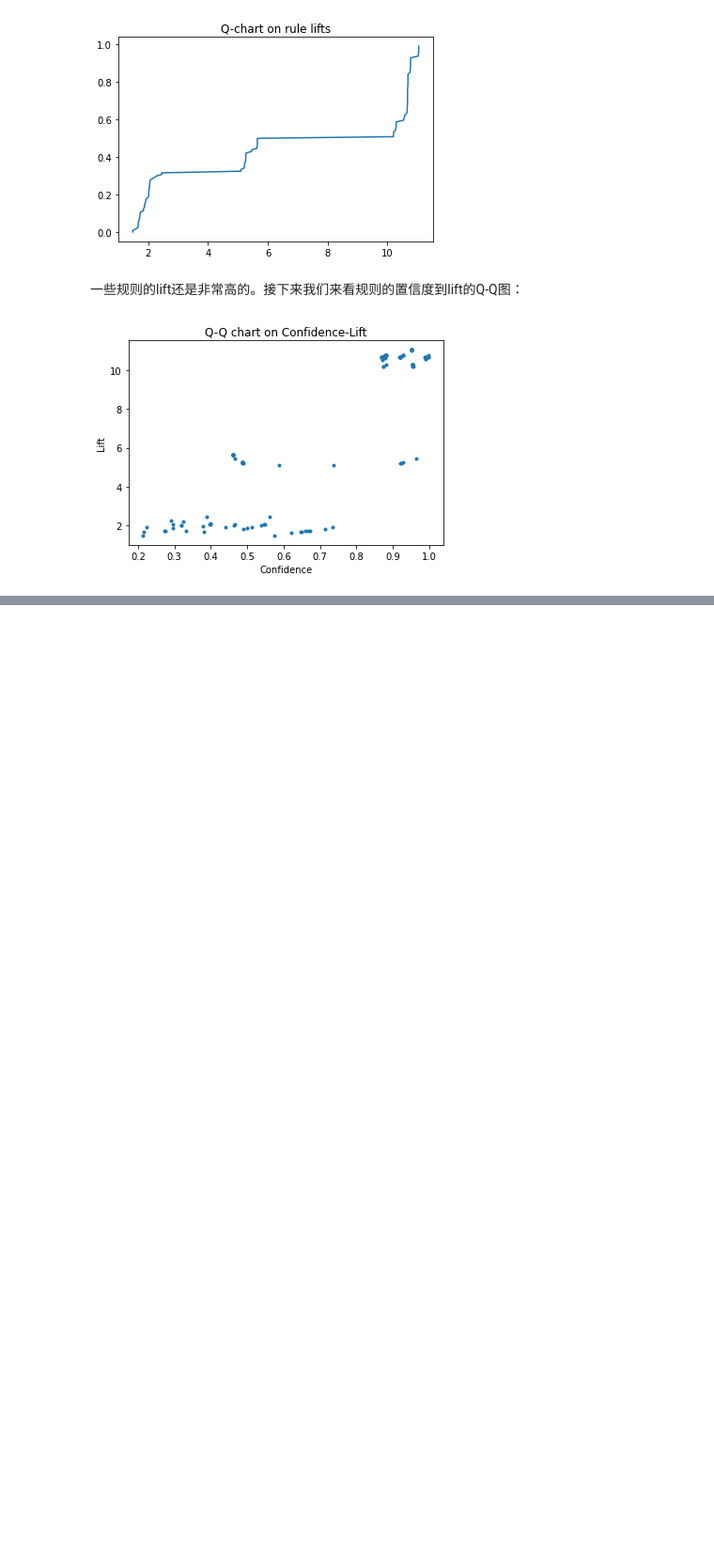
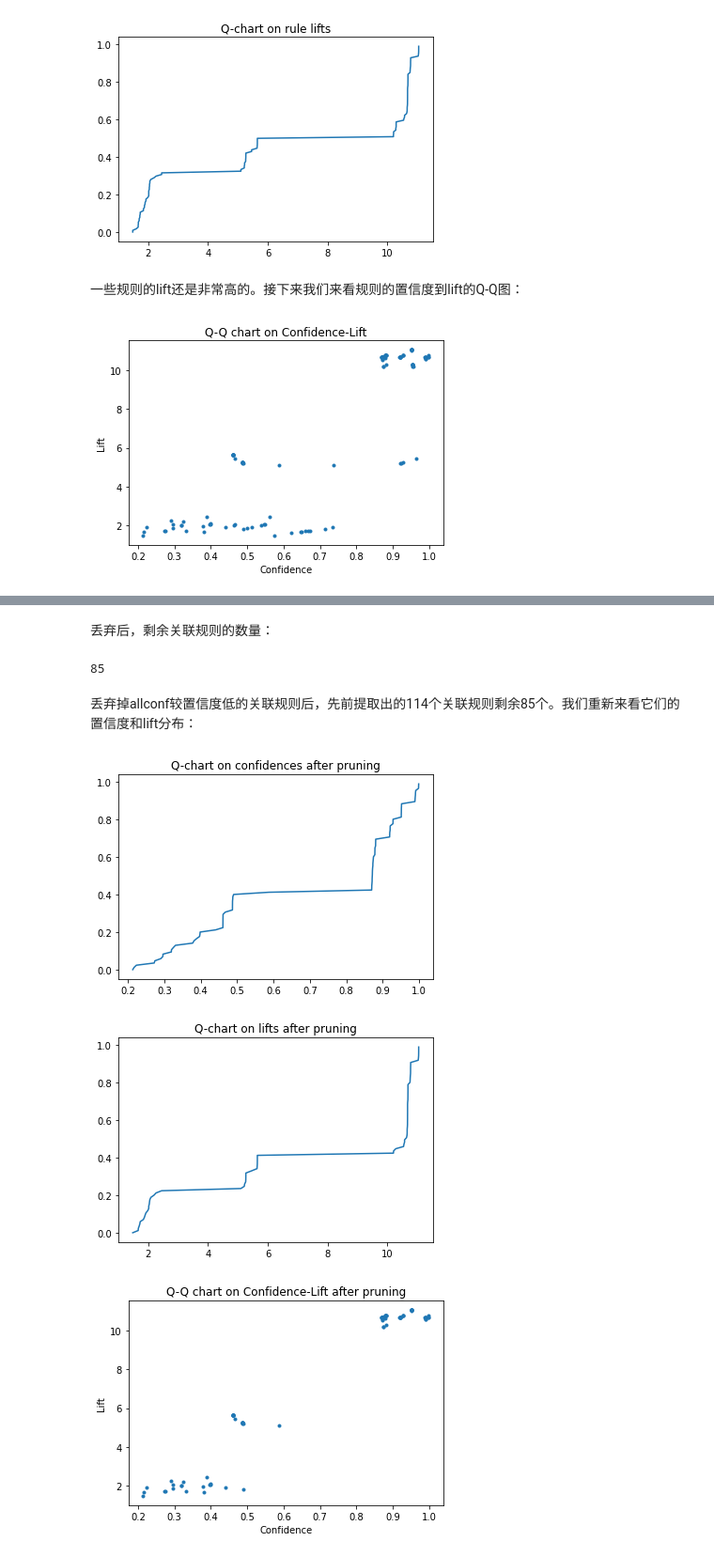
Before and after one commit to howmanyKsdoIneed/BITDM-minings, a Jupyter notebook: 互评作业2：频繁模式与关联规则.ipynb, the cells around one changed output, grey strips where cells are left out. Shown at 94% size. Saved outputs shown, nothing was run; the diff lists cells and outputs as text; code cells hidden in the pictures; blank space fills up the shorter version.

```diff
--- a/互评作业2：频繁模式与关联规则.ipynb
+++ b/互评作业2：频繁模式与关联规则.ipynb
@@ -393,0 +419,27 @@ TBD
+# %%
+pruned_rules = []
+pruned_confidences = []
+pruned_lifts = []
+
+for rule,confidence,allconf,lift in zip(rules,confidences,allConfs,lifts):
+    #if confidence == allconf:
+    if allconf / confidence >= 0.99:    #为了防止计算误差，我们不要求严格相等
+        pruned_rules.append(rule)
+        pruned_confidences.append(confidence)
+        pruned_lifts.append(lift)
+# %% [markdown]
+丢弃后，剩余关联规则的数量：
+# %%
+len(pruned_rules)
+# %% [output]
+85
+# %% [markdown]
+丢弃掉allconf较置信度低的关联规则后，先前提取出的114个关联规则剩余85个。我们重新来看它们的置信度和lift分布：
+# %%
+plot_qchart(pruned_confidences,'Q-chart on confidences after pruning')
+plot_qchart(pruned_lifts,'Q-chart on lifts after pruning')
+plot_qq_chart(pruned_confidences,pruned_lifts,'Confidence','Lift','Q-Q chart on Confidence-Lift after pruning')
+# %% [output]
+[figure, added]
+[figure, added]
+[figure, added]
```
Also changed, not shown: parts of 5 cells of this notebook.
